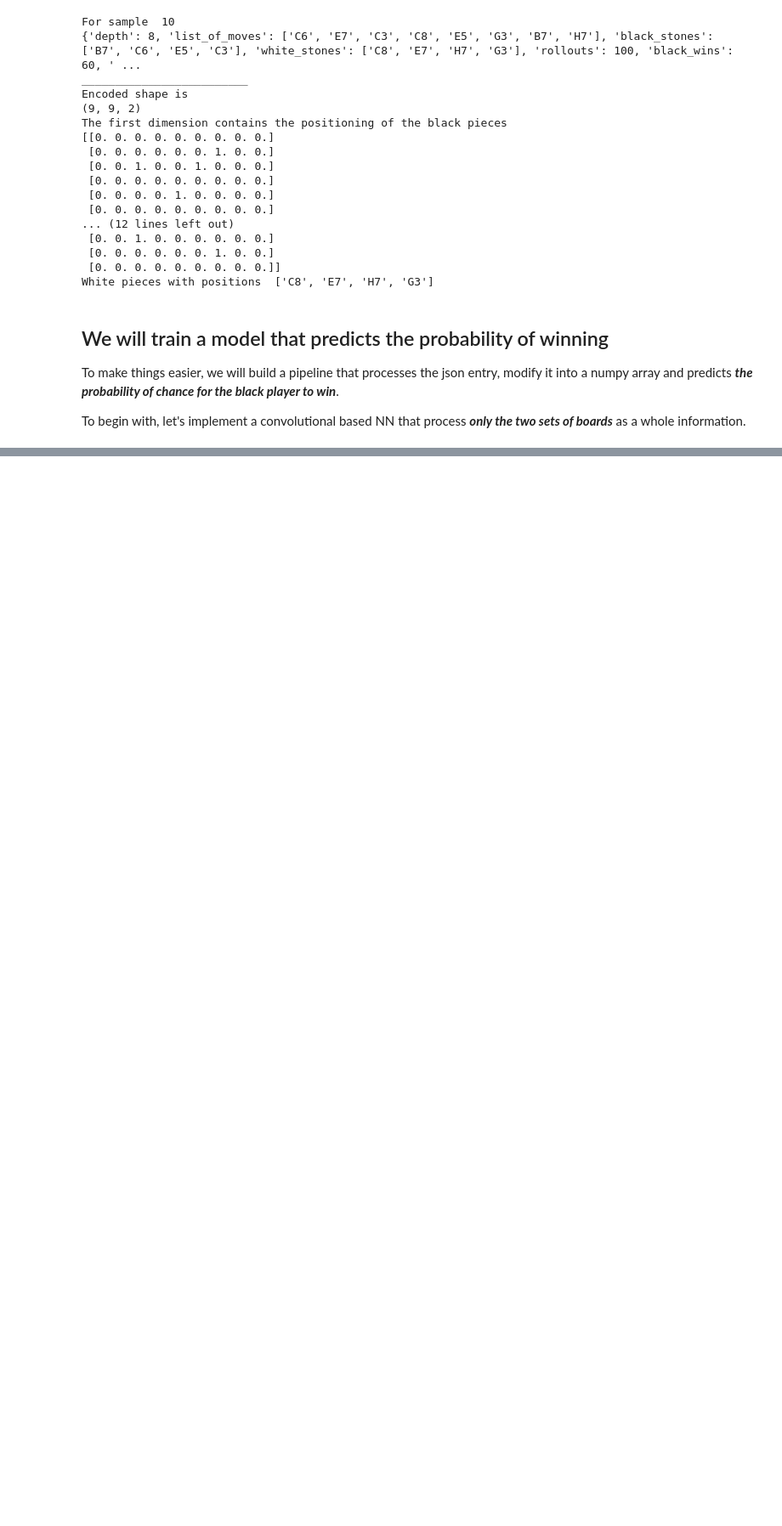
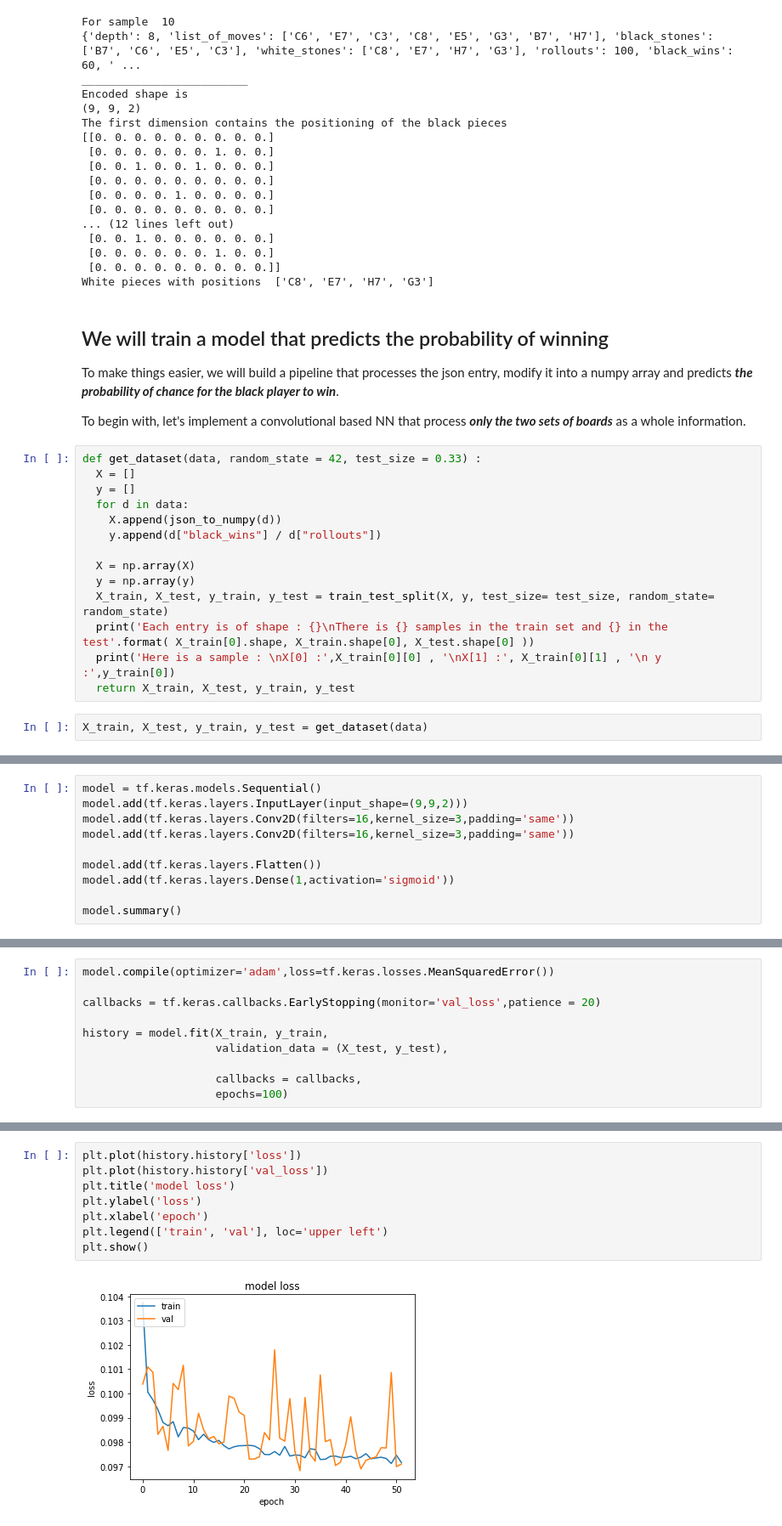
Before and after one commit to Jeremynadal33/GameGo, a Jupyter notebook: probaWinGo.ipynb, the cells around one changed output, grey strips where cells are left out. Shown: that part at 85% size. Drawn from its saved outputs; the diff is of its cells as text; blank space fills up the shorter version.

Commit message:
First convolutional based model

```diff
--- a/probaWinGo.ipynb
+++ b/probaWinGo.ipynb
@@ -247,3 +258,19 @@ White pieces with positions  ['C8', 'E7', 'H7', 'G3']
 To make things easier, we will build a pipeline that processes the json entry, modify it into a numpy array and predicts ***the probability of chance for the black player to win***.
 
 To begin with, let's implement a convolutional based NN that process ***only the two sets of boards*** as a whole information.
+# %%
+def get_dataset(data, random_state = 42, test_size = 0.33) :
+  X = []
+  y = []
+  for d in data:
+    X.append(json_to_numpy(d))
+    y.append(d["black_wins"] / d["rollouts"])
+
+  X = np.array(X)
+  y = np.array(y)
+  X_train, X_test, y_train, y_test = train_test_split(X, y, test_size= test_size, random_state= random_state)
+  print('Each entry is of shape : {}\nThere is {} samples in the train set and {} in the test'.format( X_train[0].shape, X_train.shape[0], X_test.shape[0] ))
+  print('Here is a sample : \nX[0] :',X_train[0][0] , '\nX[1] :', X_train[0][1] , '\n y :',y_train[0])
+  return X_train, X_test, y_train, y_test
+# %%
+X_train, X_test, y_train, y_test = get_dataset(data)
@@ -249,0 +295,10 @@ To begin with, let's implement a convolutional based NN that process ***only the
+# %%
+model = tf.keras.models.Sequential()
+model.add(tf.keras.layers.InputLayer(input_shape=(9,9,2)))
+model.add(tf.keras.layers.Conv2D(filters=16,kernel_size=3,padding='same'))
+model.add(tf.keras.layers.Conv2D(filters=16,kernel_size=3,padding='same'))
+
+model.add(tf.keras.layers.Flatten())
+model.add(tf.keras.layers.Dense(1,activation='sigmoid'))
+
+model.summary()
@@ -249,0 +322,10 @@ To begin with, let's implement a convolutional based NN that process ***only the
+# %%
+model.compile(optimizer='adam',loss=tf.keras.losses.MeanSquaredError())
+
+callbacks = tf.keras.callbacks.EarlyStopping(monitor='val_loss',patience = 20)
+
+history = model.fit(X_train, y_train,
+                    validation_data = (X_test, y_test),
+
+                    callbacks = callbacks,
+                    epochs=100)
@@ -249,0 +350,10 @@ To begin with, let's implement a convolutional based NN that process ***only the
+# %%
+plt.plot(history.history['loss'])
+plt.plot(history.history['val_loss'])
+plt.title('model loss')
+plt.ylabel('loss')
+plt.xlabel('epoch')
+plt.legend(['train', 'val'], loc='upper left')
+plt.show()
+# %% [output]
+[figure, added]
```
Also changed, not shown: parts of 8 cells of this notebook.
